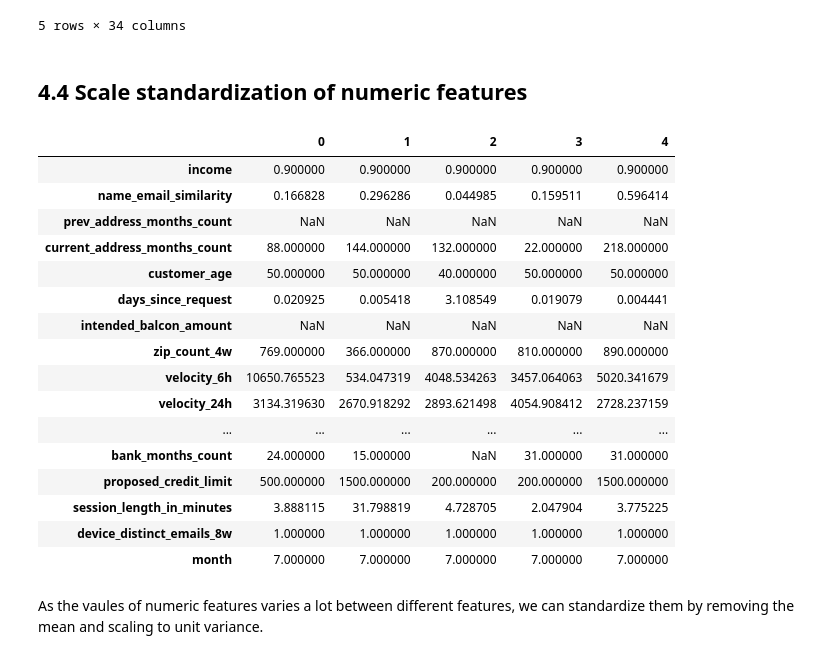
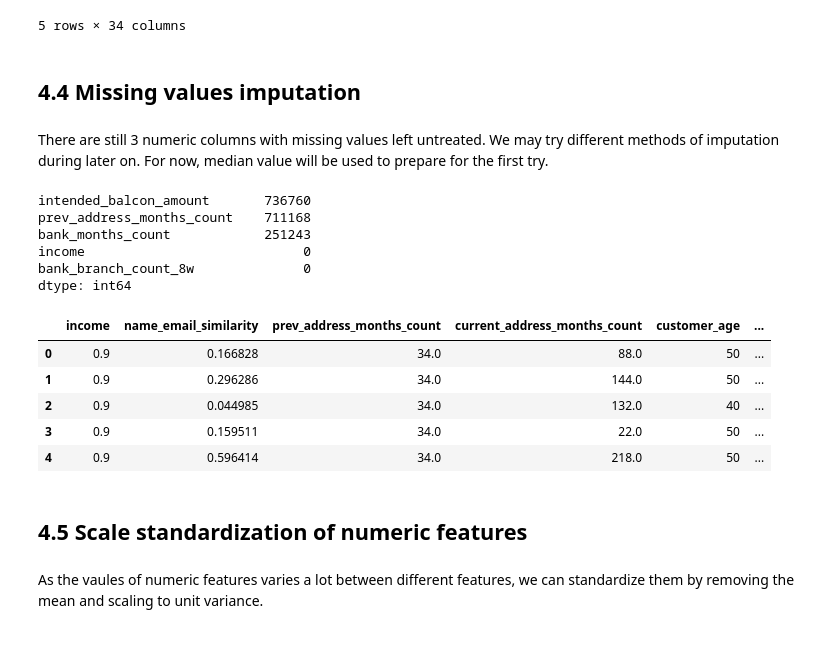
Before and after one commit to jhsshen/capstone_baf, a Jupyter notebook: notebooks/04_preprocessing_and_training_data_dev.ipynb, the cells around one changed output. Drawn from its saved outputs; the diff is of its cells as text; code cells hidden in the pictures.

```diff
--- a/notebooks/04_preprocessing_and_training_data_dev.ipynb
+++ b/notebooks/04_preprocessing_and_training_data_dev.ipynb
@@ -89,30 +89,39 @@ baf_cat.head()
 # Concatenate baf_cat with numeric features
 # baf_data_new = pd.concat([baf_cat, baf_data.iloc[:, 12:33]], axis=1)
 # baf_data_new.head().T
+# %% [markdown]
+## 4.4 Missing values imputation
+# %% [markdown]
+There are still 3 numeric columns with missing values left untreated. We may try different methods of imputation during later on. For now, median value will be used to prepare for the first try.
+# %%
+# Subset the numeric features of baf_data to baf_num
+baf_num = baf_data.iloc[:, 13:33]
+
+# List the 3 columns still with missing values
+baf_num.isna().sum().sort_values(ascending=False).head()
+# %% [output]
+intended_balcon_amount       736760
+prev_address_months_count    711168
+bank_months_count            251243
+income                            0
+bank_branch_count_8w              0
+dtype: int64
+# %%
+# Save baf_num median values to numeric_median
+numeric_median = baf_num.median()
+
+# Impute missing values in numeric columns with median values and save to baf_num_fillna
+baf_num_fillna = baf_num.fillna(numeric_median)
+baf_num_fillna.head()
+# %% [output]
+|  | income | name_email_similarity | prev_address_months_count | current_address_months_count | customer_age | ... |
+| 0 | 0.9 | 0.166828 | 34.0 | 88.0 | 50 | ... |
+| 1 | 0.9 | 0.296286 | 34.0 | 144.0 | 50 | ... |
+| 2 | 0.9 | 0.044985 | 34.0 | 132.0 | 40 | ... |
+| 3 | 0.9 | 0.159511 | 34.0 | 22.0 | 50 | ... |
+| 4 | 0.9 | 0.596414 | 34.0 | 218.0 | 50 | ... |
 # %% [markdown]
-## 4.4 Scale standardization of numeric features
+## 4.5 Scale standardization of numeric features
-# %%
-# Subset the numeric features of baf_data to baf_num
-baf_num = baf_data.iloc[:, 13:33]
-baf_num.head().T
-# %% [output]
-|  | 0 | 1 | 2 | 3 | 4 |
-| income | 0.900000 | 0.900000 | 0.900000 | 0.900000 | 0.900000 |
-| name_email_similarity | 0.166828 | 0.296286 | 0.044985 | 0.159511 | 0.596414 |
-| prev_address_months_count | NaN | NaN | NaN | NaN | NaN |
-| current_address_months_count | 88.000000 | 144.000000 | 132.000000 | 22.000000 | 218.000000 |
-| customer_age | 50.000000 | 50.000000 | 40.000000 | 50.000000 | 50.000000 |
-| days_since_request | 0.020925 | 0.005418 | 3.108549 | 0.019079 | 0.004441 |
-| intended_balcon_amount | NaN | NaN | NaN | NaN | NaN |
-| zip_count_4w | 769.000000 | 366.000000 | 870.000000 | 810.000000 | 890.000000 |
-| velocity_6h | 10650.765523 | 534.047319 | 4048.534263 | 3457.064063 | 5020.341679 |
-| velocity_24h | 3134.319630 | 2670.918292 | 2893.621498 | 4054.908412 | 2728.237159 |
-| ... | ... | ... | ... | ... | ... |
-| bank_months_count | 24.000000 | 15.000000 | NaN | 31.000000 | 31.000000 |
-| proposed_credit_limit | 500.000000 | 1500.000000 | 200.000000 | 200.000000 | 1500.000000 |
-| session_length_in_minutes | 3.888115 | 31.798819 | 4.728705 | 2.047904 | 3.775225 |
-| device_distinct_emails_8w | 1.000000 | 1.000000 | 1.000000 | 1.000000 | 1.000000 |
-| month | 7.000000 | 7.000000 | 7.000000 | 7.000000 | 7.000000 |
 # %% [markdown]
 As the vaules of numeric features varies a lot between different features, we can standardize them by removing the mean and scaling to unit variance.
 # %%
```
Also changed, not shown: parts of 2 cells of this notebook.
